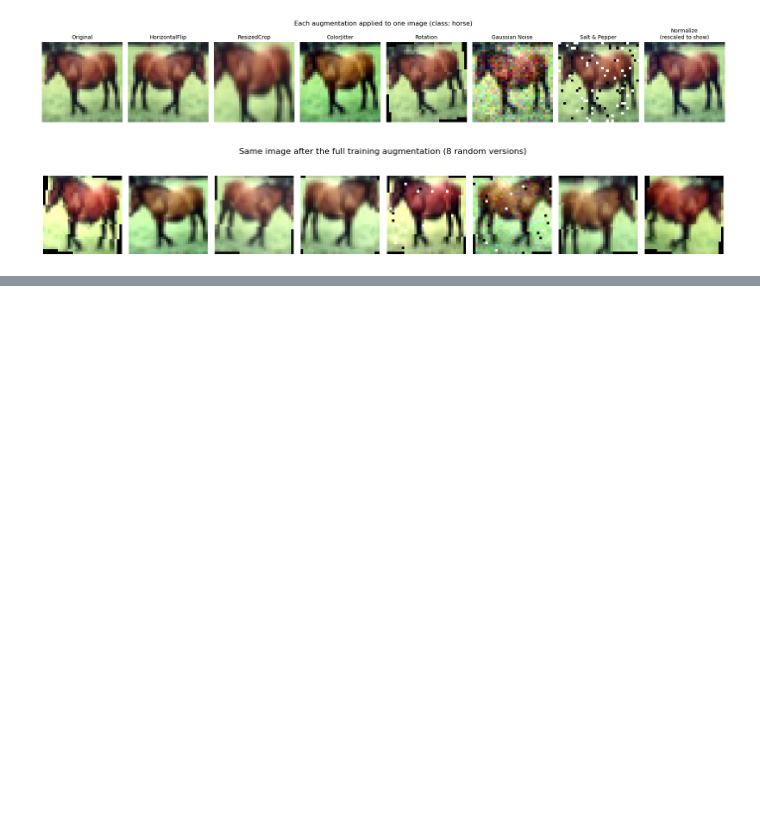
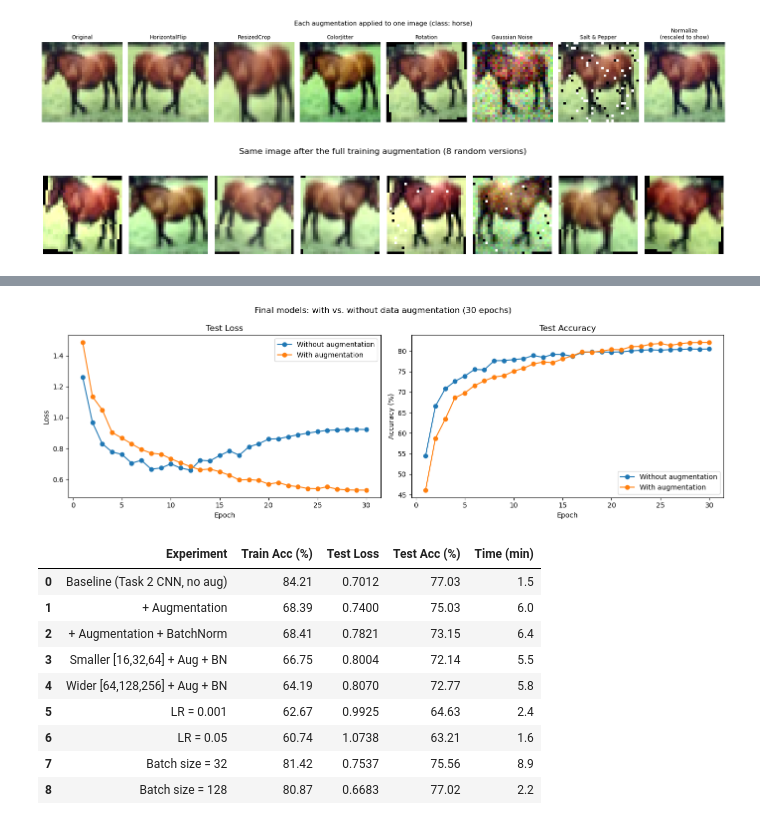
Before and after one commit to bayanAlghamdi/Deep-Learning-Assignment-2, a Jupyter notebook: Assignment-2 DL.ipynb, the cells around one changed output, grey strips where cells are left out. Saved outputs shown, nothing was run; the diff lists cells and outputs as text; code cells hidden in the pictures; blank space fills up the shorter version.

```diff
--- a/Assignment-2 DL.ipynb
+++ b/Assignment-2 DL.ipynb
@@ -337,0 +610,37 @@ plt.show()
+# %%
+# Compare the two final models
+epochs = range(1, 31)
+fig, axes = plt.subplots(1, 2, figsize=(14, 4.5))
+
+axes[0].plot(epochs, final_history["test_loss"], marker="o", label="Without augmentation")
+axes[0].plot(epochs, final_aug_history["test_loss"], marker="o", label="With augmentation")
+axes[0].set_title("Test Loss")
+axes[0].set_xlabel("Epoch")
+axes[0].set_ylabel("Loss")
+axes[0].legend()
+
+axes[1].plot(epochs, final_history["test_acc"], marker="o", label="Without augmentation")
+axes[1].plot(epochs, final_aug_history["test_acc"], marker="o", label="With augmentation")
+axes[1].set_title("Test Accuracy")
+axes[1].set_xlabel("Epoch")
+axes[1].set_ylabel("Accuracy (%)")
+axes[1].legend()
+
+plt.suptitle("Final models: with vs. without data augmentation (30 epochs)")
+plt.tight_layout()
+plt.show()
+
+# Final summary table of all experiments
+display(results_table()[["Experiment", "Train Acc (%)", "Test Loss", "Test Acc (%)", "Time (min)"]])
+# %% [output]
+[figure, added]
+|  | Experiment | Train Acc (%) | Test Loss | Test Acc (%) | Time (min) |
+| 0 | Baseline (Task 2 CNN, no aug) | 84.21 | 0.7012 | 77.03 | 1.5 |
+| 1 | + Augmentation | 68.39 | 0.7400 | 75.03 | 6.0 |
+| 2 | + Augmentation + BatchNorm | 68.41 | 0.7821 | 73.15 | 6.4 |
+| 3 | Smaller [16,32,64] + Aug + BN | 66.75 | 0.8004 | 72.14 | 5.5 |
+| 4 | Wider [64,128,256] + Aug + BN | 64.19 | 0.8070 | 72.77 | 5.8 |
+| 5 | LR = 0.001 | 62.67 | 0.9925 | 64.63 | 2.4 |
+| 6 | LR = 0.05 | 60.74 | 1.0738 | 63.21 | 1.6 |
+| 7 | Batch size = 32 | 81.42 | 0.7537 | 75.56 | 8.9 |
+| 8 | Batch size = 128 | 80.87 | 0.6683 | 77.02 | 2.2 |
```
Also changed, not shown: parts of 10 cells of this notebook.
